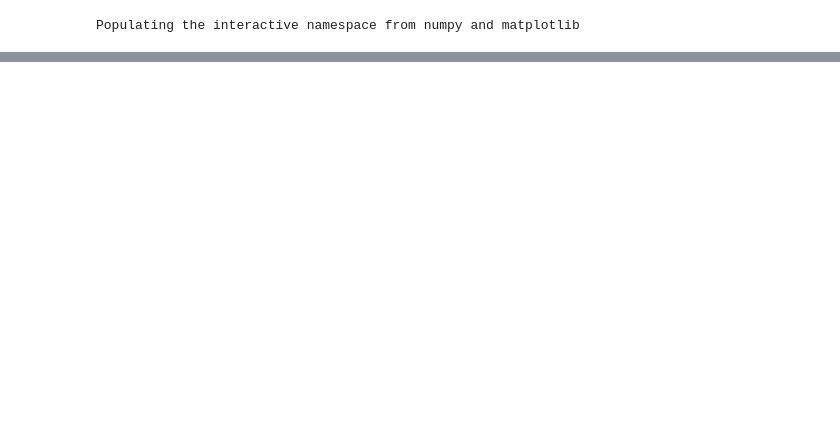
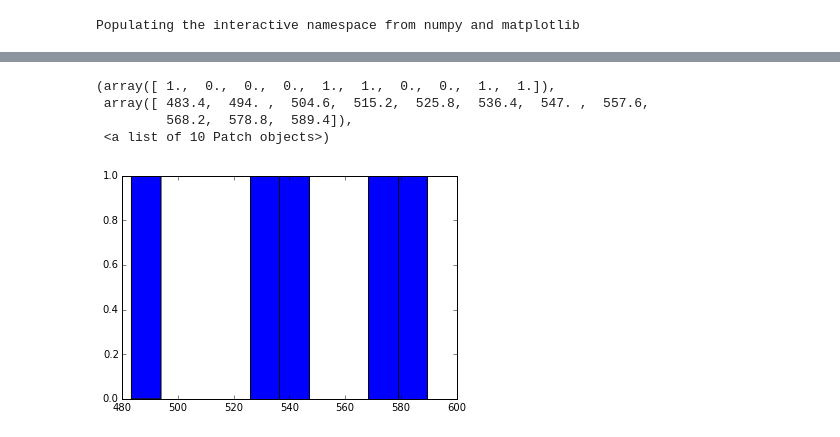
Before and after one commit to erickpeirson/organisms, a Jupyter notebook: Taxonomy Graph.ipynb, the cells around one changed output, grey strips where cells are left out. Drawn from its saved outputs; the diff is of its cells as text; code cells hidden in the pictures; blank space fills up the shorter version.

```diff
--- a/Taxonomy Graph.ipynb
+++ b/Taxonomy Graph.ipynb
@@ -35,2 +26,16 @@ TypeError: exceptions must be old-style classes or derived from BaseException, n
+# %%
+ROOT = -1
+
+lineage = lambda n: nx.shortest_path(graph_rebase, ROOT, n)[::-1]
+
+def lowest_shared_node(u, v):
+    u_lineage = lineage(u)
+    v_lineage = lineage(v)
+#     if 9605 in set(u_lineage) | set(v_lineage):
+#         raise ValueError('No humans alowed!')
+    for i in u_lineage:
+        for j in v_lineage:
+            if i == j:
+                return graph_rebase.node[i]['rank']
 # %%
 ranks = set([d['rank'] for n, d in graph_rebase.nodes(data=True)])
@@ -96,0 +93,26 @@ set()
+# %%
+distance = lambda l: np.arange(1. + l).sum()*2.
+distance_vect = np.vectorize(distance)
+
+index_of = lambda rank: ranks_in_order.index(rank) if rank in ranks_in_order else 0
+
+def get_rank(u):
+    return graph_rebase.node[u]['rank']
+
+def dist_value(i, j):
+    rank = lowest_shared_node(i, j)
+
+    value = distance(index_of(rank))
+    if get_rank(i) == rank or get_rank(j) == rank:
+        value /= 2.
+    return value
+# %%
+df = pd.DataFrame(graph_rebase.nodes(), columns=['TaxonID'])
+# %%
+plt.hist([np.mean([dist_value(*df.TaxonID.sample(2).values) for _ in xrange(10**1)]) for __ in xrange(5)])
+# %% [output]
+(array([ 1.,  0.,  0.,  0.,  1.,  1.,  0.,  0.,  1.,  1.]),
+ array([ 483.4,  494. ,  504.6,  515.2,  525.8,  536.4,  547. ,  557.6,
+         568.2,  578.8,  589.4]),
+ <a list of 10 Patch objects>)
+[figure, added]
```
Also changed, not shown: parts of 25 cells of this notebook, 5 other files.
